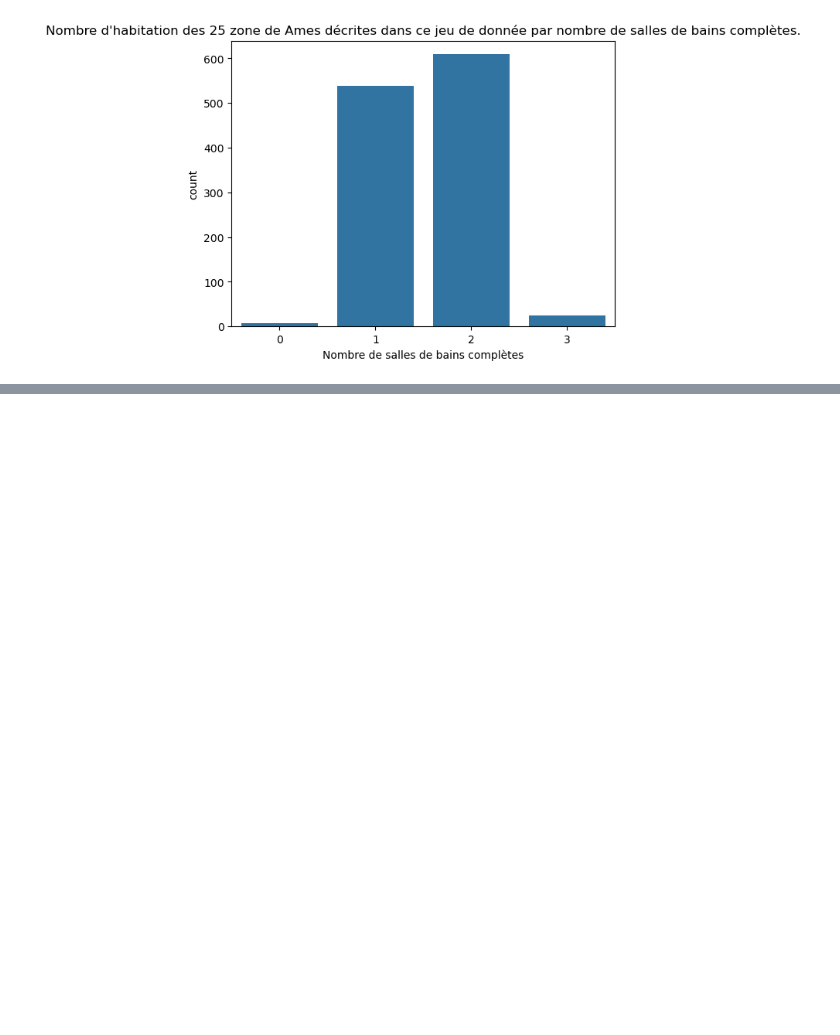
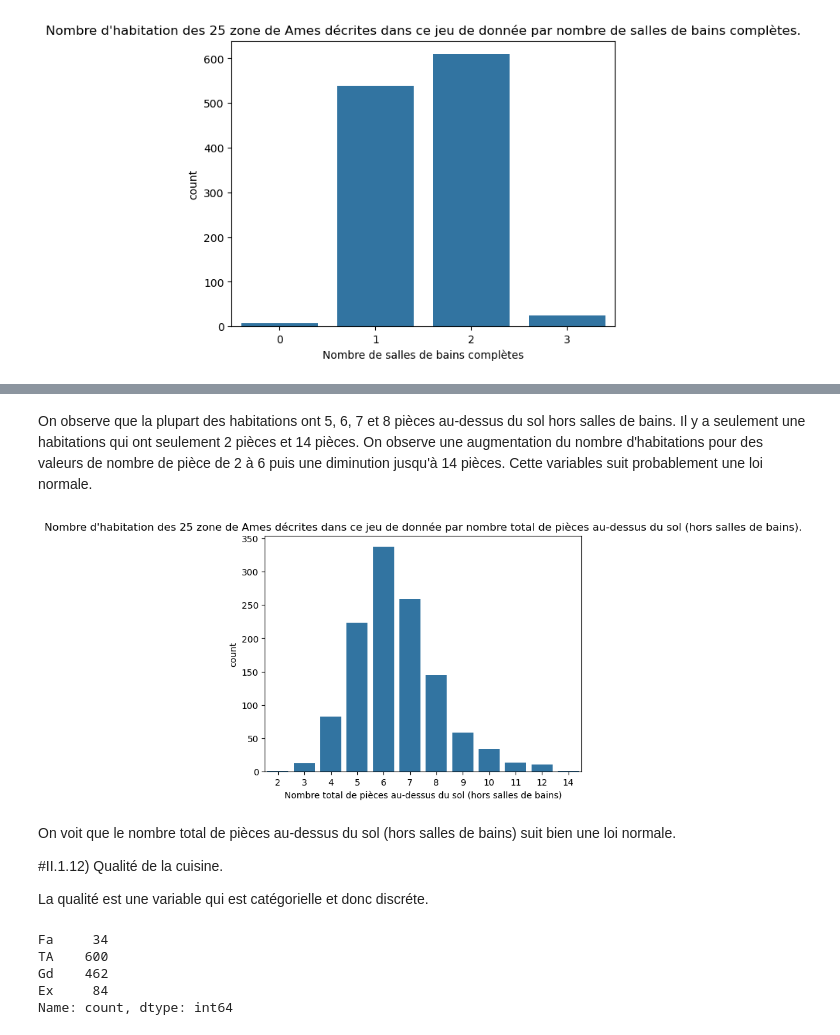
Before and after one commit to fmazur57u/Prediction_prix_immobilier, a Jupyter notebook: projet_prix_immobilier.ipynb, the cells around one changed output, grey strips where cells are left out. Drawn from its saved outputs; the diff is of its cells as text; code cells hidden in the pictures; blank space fills up the shorter version.

```diff
--- a/projet_prix_immobilier.ipynb
+++ b/projet_prix_immobilier.ipynb
@@ -422,0 +446,29 @@ plt.show()
+# %% [markdown]
+On observe que la plupart des habitations ont 5, 6, 7 et 8 pièces au-dessus du sol hors salles de bains. Il y a seulement une habitations qui ont seulement 2 pièces et 14 pièces. On observe une augmentation du nombre d'habitations pour des valeurs de nombre de pièce de 2 à 6 puis une diminution jusqu'à 14 pièces. Cette variables suit probablement une loi normale.
+# %%
+sns.countplot(data=train_set, x="TotRmsAbvGrd")
+plt.title("Nombre d'habitation des 25 zone de Ames décrites dans ce jeu de donnée par nombre total de pièces au-dessus du sol (hors salles de bains).")
+plt.xlabel("Nombre total de pièces au-dessus du sol (hors salles de bains)")
+plt.show()
+# %% [output]
+[figure, added]
+# %% [markdown]
+On voit que le nombre total de pièces au-dessus du sol (hors salles de bains) suit bien une loi normale.
+
+#II.1.12) Qualité de la cuisine.
+
+La qualité est une variable qui est catégorielle et donc discréte.
+# %%
+ordre_categories = ["Fa", "TA", "Gd", "Ex"]
+
+qualite = pd.Categorical(train_set["KitchenQual"], categories=ordre_categories, ordered=True)
+
+frequences = pd.value_counts(qualite, sort=False)
+
+frequences
+# %% [output]
+Fa     34
+TA    600
+Gd    462
+Ex     84
+Name: count, dtype: int64
```
Also changed, not shown: parts of 22 cells of this notebook.
